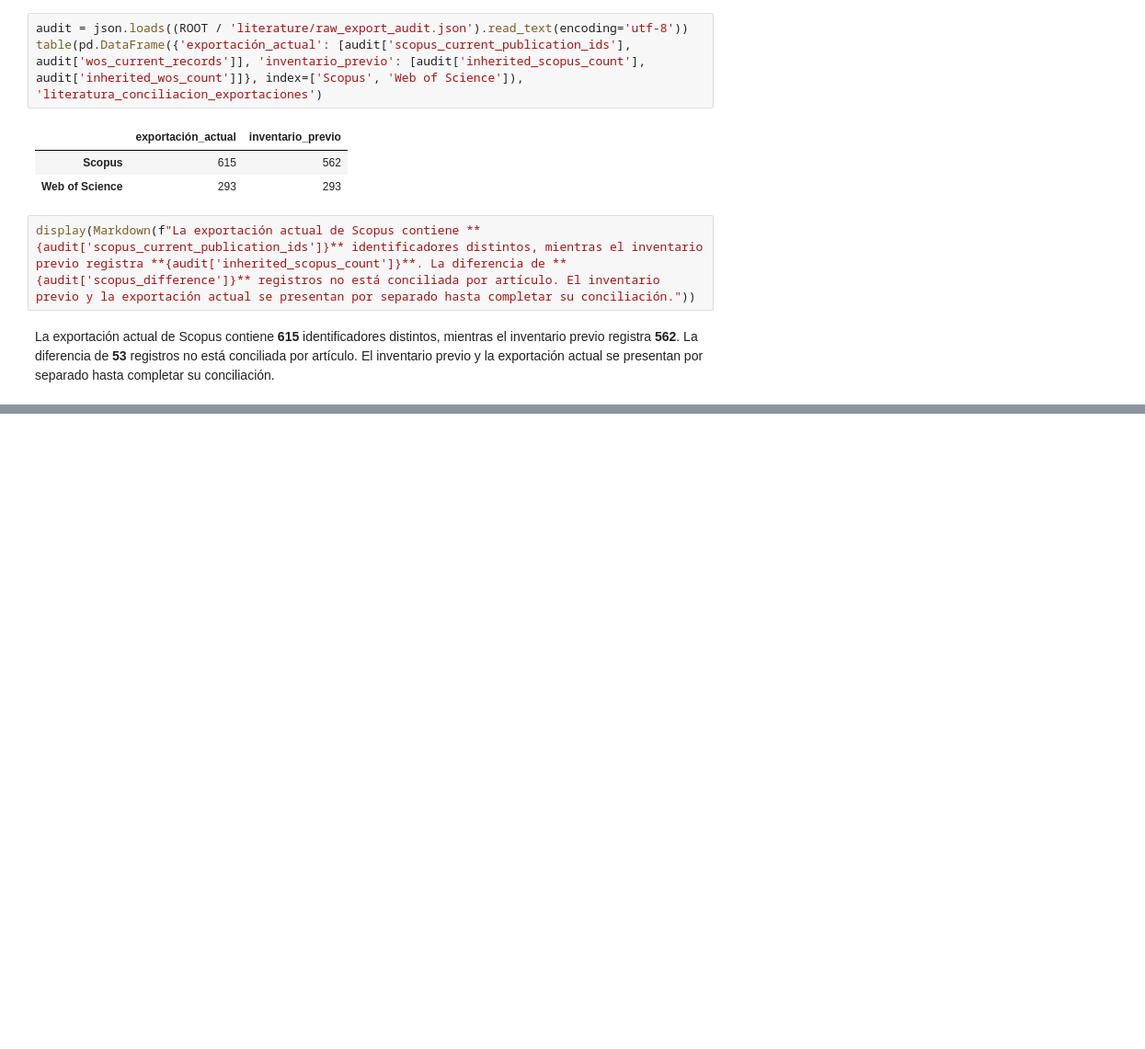
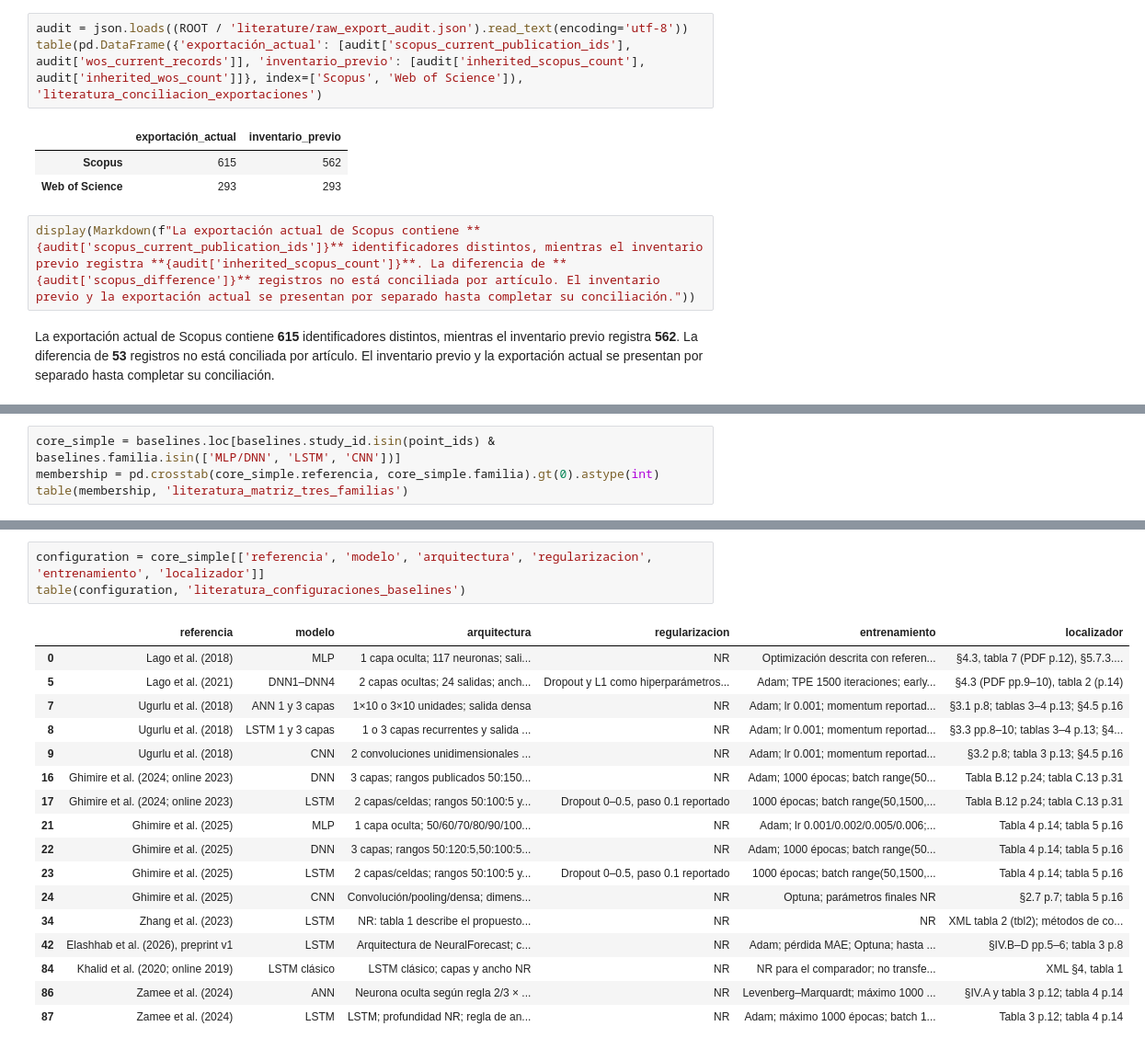
Before and after one commit to Fabian-11037/Time-Series-Project, a Jupyter notebook: book/09_literatura.ipynb, the cells around one changed output, grey strips where cells are left out. Shown at 92% size. Saved outputs shown, nothing was run; the diff lists cells and outputs as text; blank space fills up the shorter version.

```diff
--- a/book/09_literatura.ipynb
+++ b/book/09_literatura.ipynb
@@ -156,0 +240,4 @@ decision('Estimar el preprocesamiento y las representaciones con entrenamiento;
+# %%
+core_simple = baselines.loc[baselines.study_id.isin(point_ids) & baselines.familia.isin(['MLP/DNN', 'LSTM', 'CNN'])]
+membership = pd.crosstab(core_simple.referencia, core_simple.familia).gt(0).astype(int)
+table(membership, 'literatura_matriz_tres_familias')
@@ -156,0 +274,21 @@ decision('Estimar el preprocesamiento y las representaciones con entrenamiento;
+# %%
+configuration = core_simple[['referencia', 'modelo', 'arquitectura', 'regularizacion', 'entrenamiento', 'localizador']]
+table(configuration, 'literatura_configuraciones_baselines')
+# %% [output]
+|  | referencia | modelo | arquitectura | regularizacion | entrenamiento | localizador |
+| 0 | Lago et al. (2018) | MLP | 1 capa oculta; 117 neuronas; sali... | NR | Optimización descrita con referen... | §4.3, tabla 7 (PDF p.12), §5.7.3.... |
+| 5 | Lago et al. (2021) | DNN1–DNN4 | 2 capas ocultas; 24 salidas; anch... | Dropout y L1 como hiperparámetros... | Adam; TPE 1500 iteraciones; early... | §4.3 (PDF pp.9–10), tabla 2 (p.14) |
+| 7 | Ugurlu et al. (2018) | ANN 1 y 3 capas | 1×10 o 3×10 unidades; salida densa | NR | Adam; lr 0.001; momentum reportad... | §3.1 p.8; tablas 3–4 p.13; §4.5 p.16 |
+| 8 | Ugurlu et al. (2018) | LSTM 1 y 3 capas | 1 o 3 capas recurrentes y salida ... | NR | Adam; lr 0.001; momentum reportad... | §3.3 pp.8–10; tablas 3–4 p.13; §4... |
+| 9 | Ugurlu et al. (2018) | CNN | 2 convoluciones unidimensionales ... | NR | Adam; lr 0.001; momentum reportad... | §3.2 p.8; tabla 3 p.13; §4.5 p.16 |
+| 16 | Ghimire et al. (2024; online 2023) | DNN | 3 capas; rangos publicados 50:150... | NR | Adam; 1000 épocas; batch range(50... | Tabla B.12 p.24; tabla C.13 p.31 |
+| 17 | Ghimire et al. (2024; online 2023) | LSTM | 2 capas/celdas; rangos 50:100:5 y... | Dropout 0–0.5, paso 0.1 reportado | 1000 épocas; batch range(50,1500,... | Tabla B.12 p.24; tabla C.13 p.31 |
+| 21 | Ghimire et al. (2025) | MLP | 1 capa oculta; 50/60/70/80/90/100... | NR | Adam; lr 0.001/0.002/0.005/0.006;... | Tabla 4 p.14; tabla 5 p.16 |
+| 22 | Ghimire et al. (2025) | DNN | 3 capas; rangos 50:120:5,50:100:5... | NR | Adam; 1000 épocas; batch range(50... | Tabla 4 p.14; tabla 5 p.16 |
+| 23 | Ghimire et al. (2025) | LSTM | 2 capas/celdas; rangos 50:100:5 y... | Dropout 0–0.5, paso 0.1 reportado | 1000 épocas; batch range(50,1500,... | Tabla 4 p.14; tabla 5 p.16 |
+| 24 | Ghimire et al. (2025) | CNN | Convolución/pooling/densa; dimens... | NR | Optuna; parámetros finales NR | §2.7 p.7; tabla 5 p.16 |
+| 34 | Zhang et al. (2023) | LSTM | NR: tabla 1 describe el propuesto... | NR | NR | XML tabla 2 (tbl2); métodos de co... |
+| 42 | Elashhab et al. (2026), preprint v1 | LSTM | Arquitectura de NeuralForecast; c... | NR | Adam; pérdida MAE; Optuna; hasta ... | §IV.B–D pp.5–6; tabla 3 p.8 |
+| 84 | Khalid et al. (2020; online 2019) | LSTM clásico | LSTM clásico; capas y ancho NR | NR | NR para el comparador; no transfe... | XML §4, tabla 1 |
+| 86 | Zamee et al. (2024) | ANN | Neurona oculta según regla 2/3 × ... | NR | Levenberg–Marquardt; máximo 1000 ... | §IV.A y tabla 3 p.12; tabla 4 p.14 |
+| 87 | Zamee et al. (2024) | LSTM | LSTM; profundidad NR; regla de an... | NR | Adam; máximo 1000 épocas; batch 1... | Tabla 3 p.12; tabla 4 p.14 |
```
Also changed, not shown: parts of 25 cells of this notebook, 50 other files.
